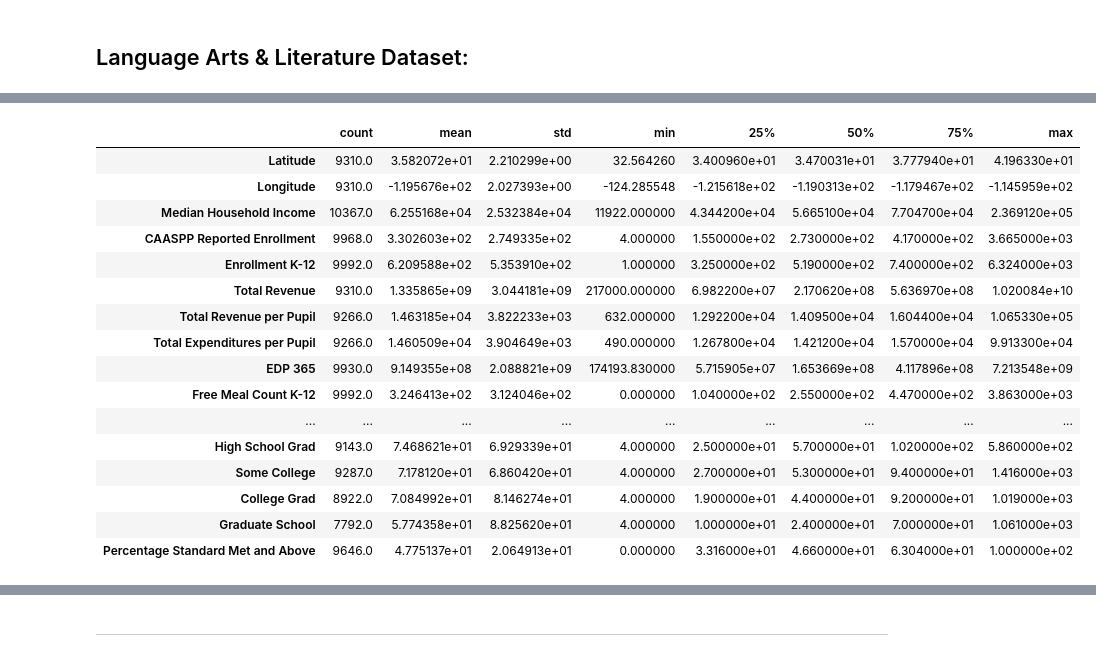
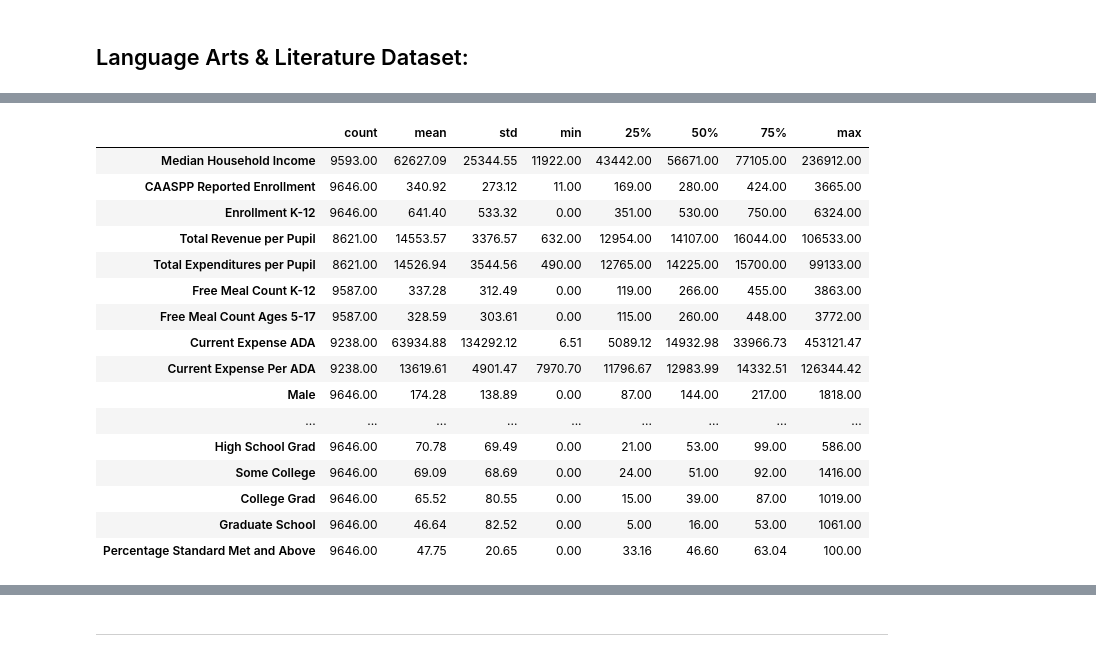
Before and after one commit to gabriellewald/springboard-coursework, a Jupyter notebook: education_project/Capstone2_education_project.ipynb, the cells around one changed output, grey strips where cells are left out. Saved outputs shown, nothing was run; the diff lists cells and outputs as text; code cells hidden in the pictures.

```diff
--- a/education_project/Capstone2_education_project.ipynb
+++ b/education_project/Capstone2_education_project.ipynb
@@ -1255,11 +1279,26 @@ missing_value_df
+# %%
+# Fill NaN with 0 in specific columns
+df_language.update(df_language[['CAASPP Reported Enrollment',
+       'Enrollment K-12','Male', 'Female', 'Military', 'Non Military',
+       'Homeless', 'Non Homeless', 'Disadvantaged', 'Not Disadvantaged',
+       'Black', 'Native American', 'Asian', 'Hispanic', 'Pacific Islander',
+       'White', 'Two/More Races', '< High School', 'High School Grad',
+       'Some College', 'College Grad', 'Graduate School']].fillna(0))
+
+# Turn following columns into numeric
+cols = ['CAASPP Reported Enrollment',
+       'Enrollment K-12','Male', 'Female', 'Military', 'Non Military',
+       'Homeless', 'Non Homeless', 'Disadvantaged', 'Not Disadvantaged',
+       'Black', 'Native American', 'Asian', 'Hispanic', 'Pacific Islander',
+       'White', 'Two/More Races', '< High School', 'High School Grad',
+       'Some College', 'College Grad', 'Graduate School']
+
+df_language[cols] = df_language[cols].apply(pd.to_numeric, errors='coerce', axis=1).astype(int)
+# %%
+# Turn Latitude and Longitude column values into str
+df_language['Latitude'] = df_language['Latitude'].astype(str)
+df_language['Longitude'] = df_language['Latitude'].astype(str)
 # %%
-# Turn string to numeric
-cols = ['Median Household Income', 'CAASPP Reported Enrollment', 'Total Revenue', 'Total Revenue per Pupil',
-       'Total Expenditures per Pupil', 'Male', 'Female', 'Military', 'Non Military',
-       'Homeless', 'Non Homeless', 'Disadvantaged', 'Not Disadvantaged',
-       'Black', 'Native American', 'Asian', 'Hispanic', 'Pacific Islander',
-       'White', 'Two/More Races', '< High School', 'High School Grad',
-       'Some College', 'College Grad', 'Graduate School',
-       'Percentage Standard Met and Above']
-
+#Turn following columns into numeric
+cols = ['Total Revenue per Pupil', 'Total Expenditures per Pupil', 'Percentage Standard Met and Above']
 df_language[cols] = df_language[cols].apply(pd.to_numeric, errors='coerce', axis=1)
@@ -1265,0 +1348,2 @@ df_language[cols] = df_language[cols].apply(pd.to_numeric, errors='coerce', axis
+# %%
+df_language = df_language[df_language['Percentage Standard Met and Above'].notna()]
@@ -1266,21 +1396,21 @@ df_language[cols] = df_language[cols].apply(pd.to_numeric, errors='coerce', axis
 # %%
 # Summary statistics of columns
-df_language.describe().T
+df_language.describe().T.apply(lambda s: s.apply('{0:.2f}'.format)) #lambda function suppress scientific notation
 # %% [output]
 |  | count | mean | std | min | 25% | 50% | 75% | max |
-| Latitude | 9310.0 | 3.582072e+01 | 2.210299e+00 | 32.564260 | 3.400960e+01 | 3.470031e+01 | 3.777940e+01 | 4.196330e+01 |
-| Longitude | 9310.0 | -1.195676e+02 | 2.027393e+00 | -124.285548 | -1.215618e+02 | -1.190313e+02 | -1.179467e+02 | -1.145959e+02 |
-| Median Household Income | 10367.0 | 6.255168e+04 | 2.532384e+04 | 11922.000000 | 4.344200e+04 | 5.665100e+04 | 7.704700e+04 | 2.369120e+05 |
-| CAASPP Reported Enrollment | 9968.0 | 3.302603e+02 | 2.749335e+02 | 4.000000 | 1.550000e+02 | 2.730000e+02 | 4.170000e+02 | 3.665000e+03 |
-| Enrollment K-12 | 9992.0 | 6.209588e+02 | 5.353910e+02 | 1.000000 | 3.250000e+02 | 5.190000e+02 | 7.400000e+02 | 6.324000e+03 |
-| Total Revenue | 9310.0 | 1.335865e+09 | 3.044181e+09 | 217000.000000 | 6.982200e+07 | 2.170620e+08 | 5.636970e+08 | 1.020084e+10 |
-| Total Revenue per Pupil | 9266.0 | 1.463185e+04 | 3.822233e+03 | 632.000000 | 1.292200e+04 | 1.409500e+04 | 1.604400e+04 | 1.065330e+05 |
-| Total Expenditures per Pupil | 9266.0 | 1.460509e+04 | 3.904649e+03 | 490.000000 | 1.267800e+04 | 1.421200e+04 | 1.570000e+04 | 9.913300e+04 |
-| EDP 365 | 9930.0 | 9.149355e+08 | 2.088821e+09 | 174193.830000 | 5.715905e+07 | 1.653669e+08 | 4.117896e+08 | 7.213548e+09 |
-| Free Meal Count K-12 | 9992.0 | 3.246413e+02 | 3.124046e+02 | 0.000000 | 1.040000e+02 | 2.550000e+02 | 4.470000e+02 | 3.863000e+03 |
+| Median Household Income | 9593.00 | 62627.09 | 25344.55 | 11922.00 | 43442.00 | 56671.00 | 77105.00 | 236912.00 |
+| CAASPP Reported Enrollment | 9646.00 | 340.92 | 273.12 | 11.00 | 169.00 | 280.00 | 424.00 | 3665.00 |
+| Enrollment K-12 | 9646.00 | 641.40 | 533.32 | 0.00 | 351.00 | 530.00 | 750.00 | 6324.00 |
+| Total Revenue per Pupil | 8621.00 | 14553.57 | 3376.57 | 632.00 | 12954.00 | 14107.00 | 16044.00 | 106533.00 |
+| Total Expenditures per Pupil | 8621.00 | 14526.94 | 3544.56 | 490.00 | 12765.00 | 14225.00 | 15700.00 | 99133.00 |
+| Free Meal Count K-12 | 9587.00 | 337.28 | 312.49 | 0.00 | 119.00 | 266.00 | 455.00 | 3863.00 |
+| Free Meal Count Ages 5-17 | 9587.00 | 328.59 | 303.61 | 0.00 | 115.00 | 260.00 | 448.00 | 3772.00 |
+| Current Expense ADA | 9238.00 | 63934.88 | 134292.12 | 6.51 | 5089.12 | 14932.98 | 33966.73 | 453121.47 |
+| Current Expense Per ADA | 9238.00 | 13619.61 | 4901.47 | 7970.70 | 11796.67 | 12983.99 | 14332.51 | 126344.42 |
+| Male | 9646.00 | 174.28 | 138.89 | 0.00 | 87.00 | 144.00 | 217.00 | 1818.00 |
 | ... | ... | ... | ... | ... | ... | ... | ... | ... |
-| High School Grad | 9143.0 | 7.468621e+01 | 6.929339e+01 | 4.000000 | 2.500000e+01 | 5.700000e+01 | 1.020000e+02 | 5.860000e+02 |
-| Some College | 9287.0 | 7.178120e+01 | 6.860420e+01 | 4.000000 | 2.700000e+01 | 5.300000e+01 | 9.400000e+01 | 1.416000e+03 |
-| College Grad | 8922.0 | 7.084992e+01 | 8.146274e+01 | 4.000000 | 1.900000e+01 | 4.400000e+01 | 9.200000e+01 | 1.019000e+03 |
-| Graduate School | 7792.0 | 5.774358e+01 | 8.825620e+01 | 4.000000 | 1.000000e+01 | 2.400000e+01 | 7.000000e+01 | 1.061000e+03 |
-| Percentage Standard Met and Above | 9646.0 | 4.775137e+01 | 2.064913e+01 | 0.000000 | 3.316000e+01 | 4.660000e+01 | 6.304000e+01 | 1.000000e+02 |
+| High School Grad | 9646.00 | 70.78 | 69.49 | 0.00 | 21.00 | 53.00 | 99.00 | 586.00 |
+| Some College | 9646.00 | 69.09 | 68.69 | 0.00 | 24.00 | 51.00 | 92.00 | 1416.00 |
+| College Grad | 9646.00 | 65.52 | 80.55 | 0.00 | 15.00 | 39.00 | 87.00 | 1019.00 |
+| Graduate School | 9646.00 | 46.64 | 82.52 | 0.00 | 5.00 | 16.00 | 53.00 | 1061.00 |
+| Percentage Standard Met and Above | 9646.00 | 47.75 | 20.65 | 0.00 | 33.16 | 46.60 | 63.04 | 100.00 |
```
Also changed, not shown: parts of 38 cells of this notebook.
